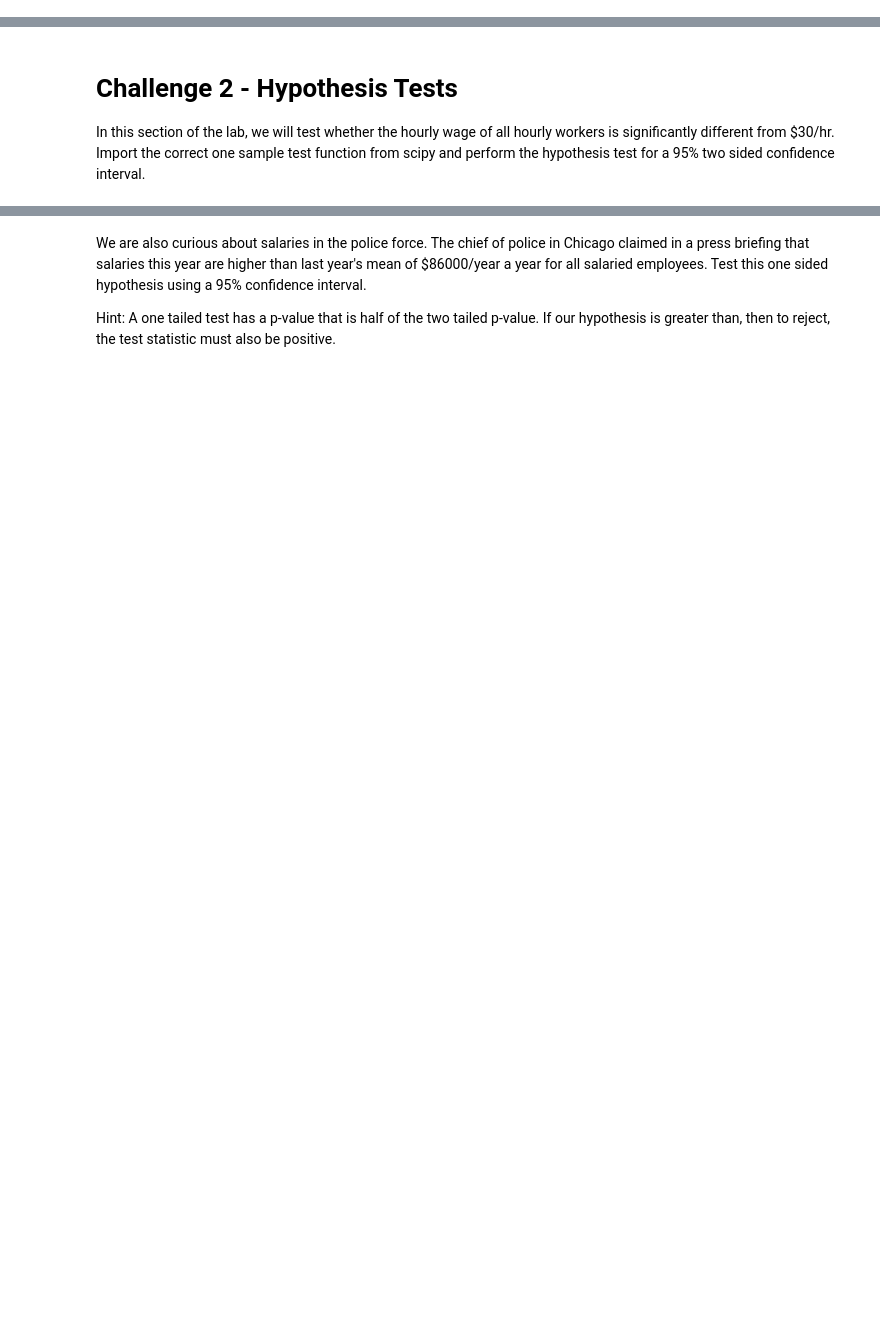
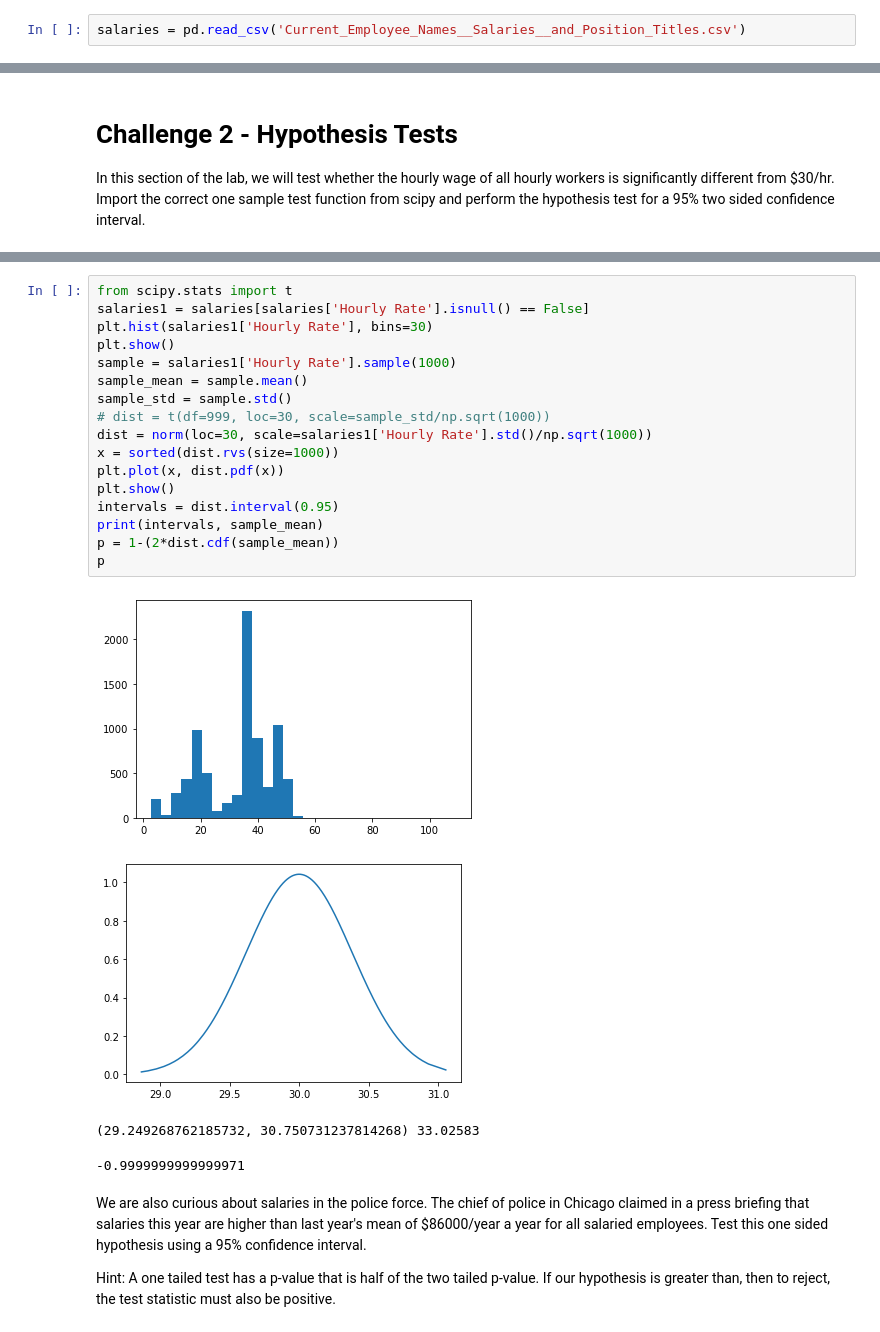
Before and after one commit to ta-data-lis/lab-hypothesis-testing-1, a Jupyter notebook: your-code/main.ipynb, the cells around one changed output, grey strips where cells are left out. Saved outputs shown, nothing was run; the diff lists cells and outputs as text; blank space fills up the shorter version.

```diff
--- a/your-code/main.ipynb
+++ b/your-code/main.ipynb
@@ -14,2 +14,4 @@ In this challenge, we will examine all salaries of employees of the City of Chic
+# %%
+salaries = pd.read_csv('Current_Employee_Names__Salaries__and_Position_Titles.csv')
 # %% [markdown]
 Examine the `salaries` dataset using the `head` function below.
@@ -38,3 +84,25 @@ In this section of the lab, we will test whether the hourly wage of all hourly w
+# %%
+from scipy.stats import t
+salaries1 = salaries[salaries['Hourly Rate'].isnull() == False]
+plt.hist(salaries1['Hourly Rate'], bins=30)
+plt.show()
+sample = salaries1['Hourly Rate'].sample(1000)
+sample_mean = sample.mean()
+sample_std = sample.std()
+# dist = t(df=999, loc=30, scale=sample_std/np.sqrt(1000))
+dist = norm(loc=30, scale=salaries1['Hourly Rate'].std()/np.sqrt(1000))
+x = sorted(dist.rvs(size=1000))
+plt.plot(x, dist.pdf(x))
+plt.show()
+intervals = dist.interval(0.95)
+print(intervals, sample_mean)
+p = 1-(2*dist.cdf(sample_mean))
+p
+# %% [output]
+[figure, added]
+[figure, added]
+(29.249268762185732, 30.750731237814268) 33.02583
+-0.9999999999999971
 # %% [markdown]
 We are also curious about salaries in the police force. The chief of police in Chicago claimed in a press briefing that salaries this year are higher than last year's mean of $86000/year a year for all salaried employees. Test this one sided hypothesis using a 95% confidence interval.
 
```
Also changed, not shown: parts of 25 cells of this notebook.
